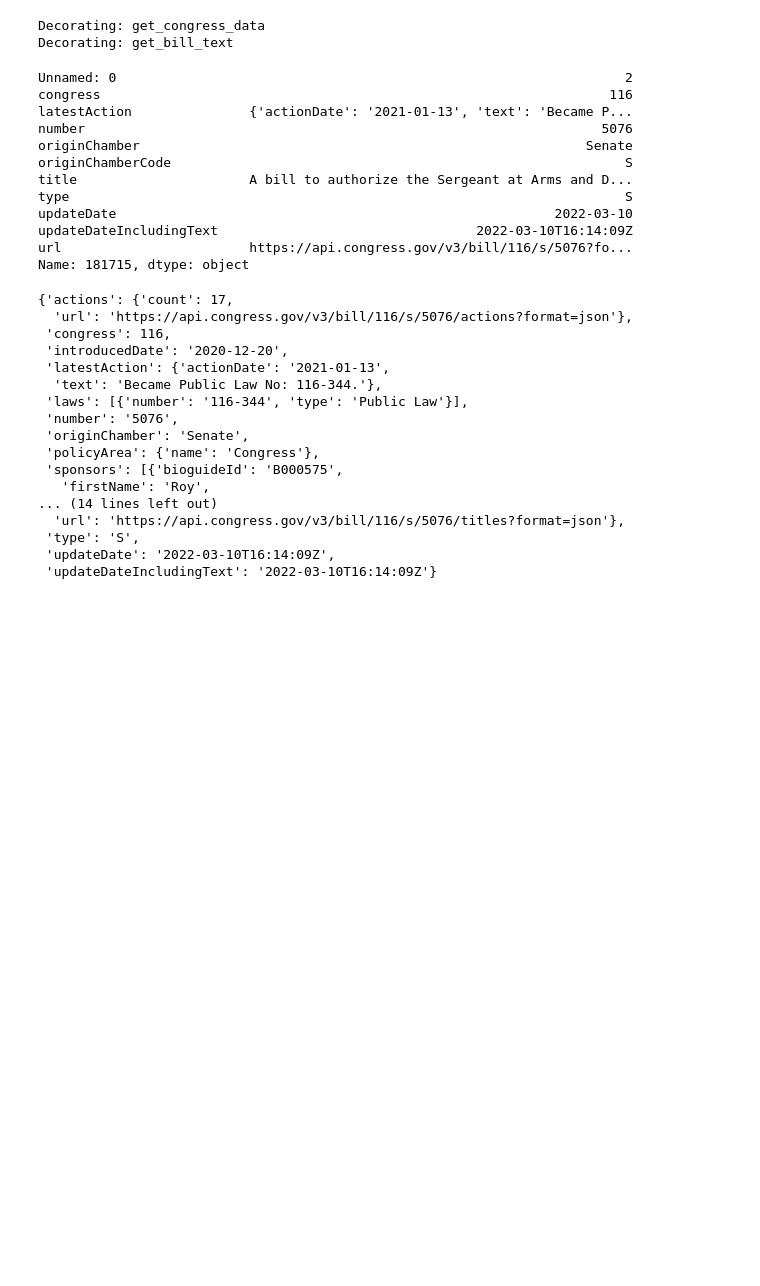
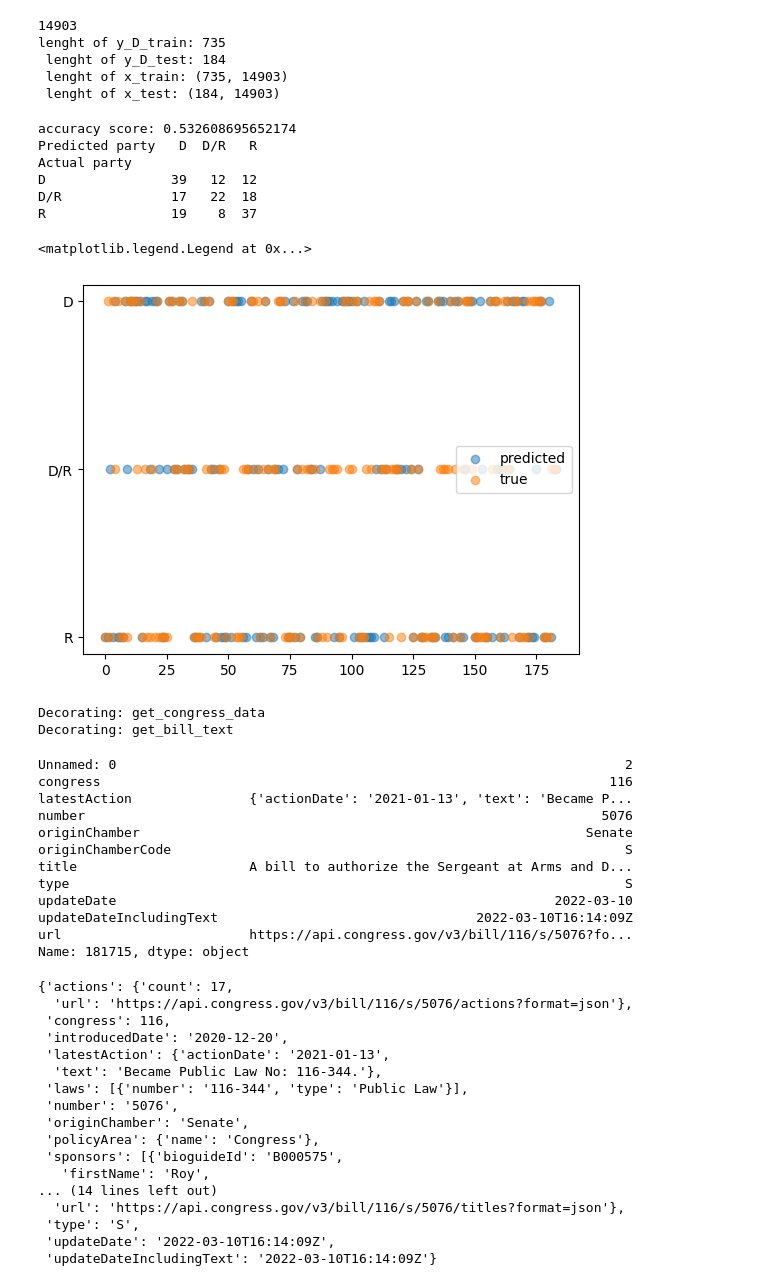
Before and after one commit to juka19/tad_assignment3, a Jupyter notebook: api_try_lor.ipynb, the cells around one changed output. Saved outputs shown, nothing was run; the diff lists cells and outputs as text; code cells hidden in the pictures; blank space fills up the shorter version.

```diff
--- a/api_try_lor.ipynb
+++ b/api_try_lor.ipynb
@@ -7,3 +97,70 @@ import xml.etree.ElementTree as ET
+# %%
+from sklearn.utils import shuffle
+y_D = list(df['cosponsor_D_perc'])
+x = dfm #list(df['dfm_summary'])
+def create_class(x):
+    if x<=0.35:
+        return 'D'
+    elif 0.35<x<0.65:
+         return 'D/R'
+    else:
+        return 'R'
+
+#x, y_D = shuffle(x, y_D, random_state=0)
+y_D = list(map(create_class, y_D))
+
+
+test_size = 0.2
+
+y_D_train = y_D[:int(len(y_D)*(1-test_size))]
+y_D_test = y_D[int(len(y_D)*(1-test_size)):]
+x_train = x[:int(x.shape[0]*(1-test_size)), :]
+x_test = x[int(x.shape[0]*(1-test_size)):, :]
+
+print(x.shape[1])
+print(f'lenght of y_D_train: {len(y_D_train)} \n lenght of y_D_test: {len(y_D_test)} \n lenght of x_train: {x_train.shape} \n lenght of x_test: {x_test.shape}')
+# %% [output]
+14903
+lenght of y_D_train: 735
+ lenght of y_D_test: 184
+ lenght of x_train: (735, 14903)
+ lenght of x_test: (184, 14903)
+# %%
+from sklearn.ensemble import RandomForestClassifier
+from sklearn.metrics import accuracy_score
+
+rf = RandomForestClassifier(n_estimators = 1000, max_features = 'sqrt',
+    max_depth = 14000, random_state = 18).fit(x_train, y_D_train)
+
+y_D_pred = rf.predict(x_test)
+accuracy = rf.score(x_test, y_D_pred)
+
+print(f'accuracy score: {accuracy_score(y_D_test, y_D_pred)}')
+
+import matplotlib.pyplot as plt
+
+
+
+
+# reversefactor = dict(zip(range(3),definitions))
+# y_test = np.vectorize(reversefactor.get)(y_D_test)
+# y_pred = np.vectorize(reversefactor.get)(y_D_pred)
+# Making the Confusion Matrix
+print(pd.crosstab(y_D_test, y_D_pred, rownames=['Actual party'], colnames=['Predicted party']))
+# %% [output]
+accuracy score: 0.532608695652174
+Predicted party   D  D/R   R
+Actual party
+D                39   12  12
+D/R              17   22  18
+R                19    8  37
+# %%
+plt.scatter(range(0,len(y_D_pred)), y_D_pred, label = 'predicted', alpha = .5)
+plt.scatter(range(0,len(y_D_pred)), y_D[int(len(y_D)*(1-test_size)):], label = 'true', alpha = .5)
+plt.legend()
+# %% [output]
+<matplotlib.legend.Legend at 0x...>
+[figure, added]
 # %%
 def congress_deco(output_format='json') -> object:
 
```
Also changed, not shown: parts of 2 cells of this notebook.
